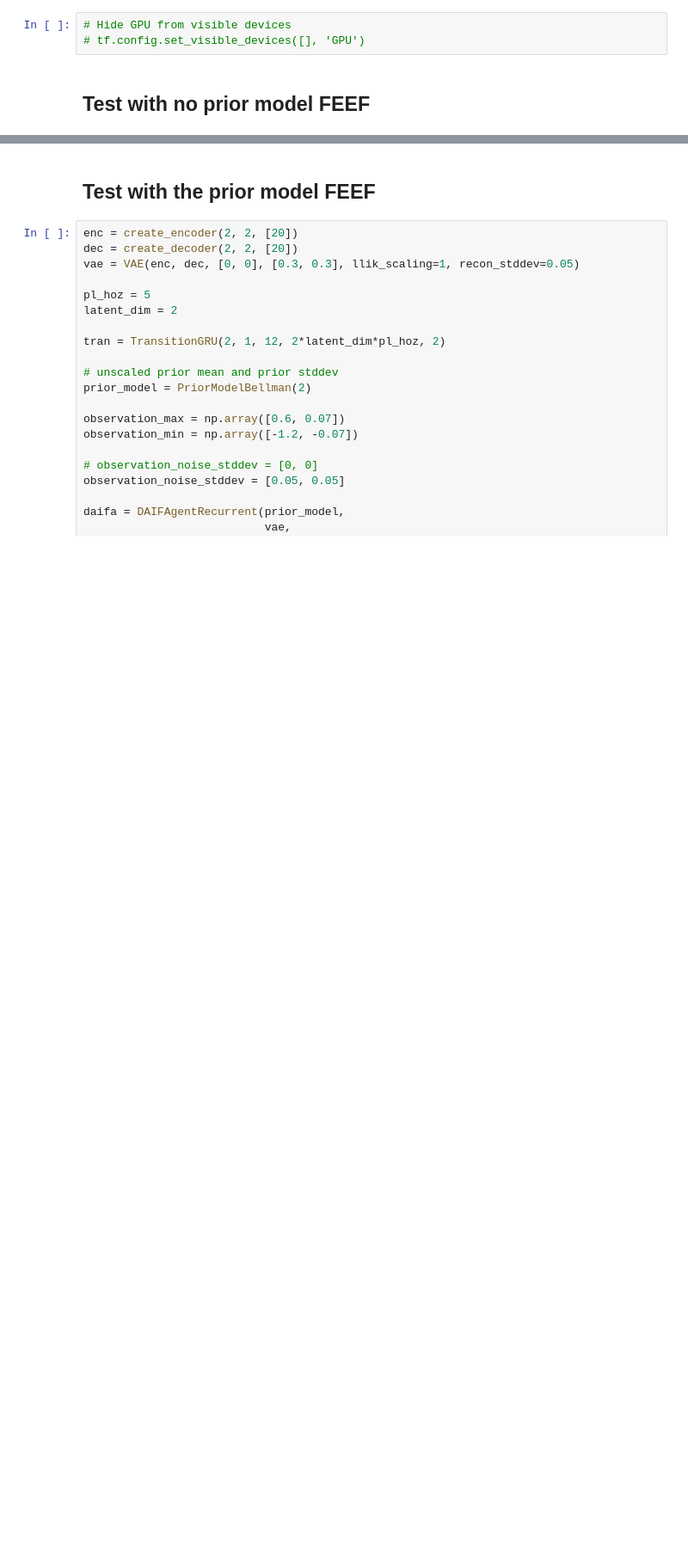
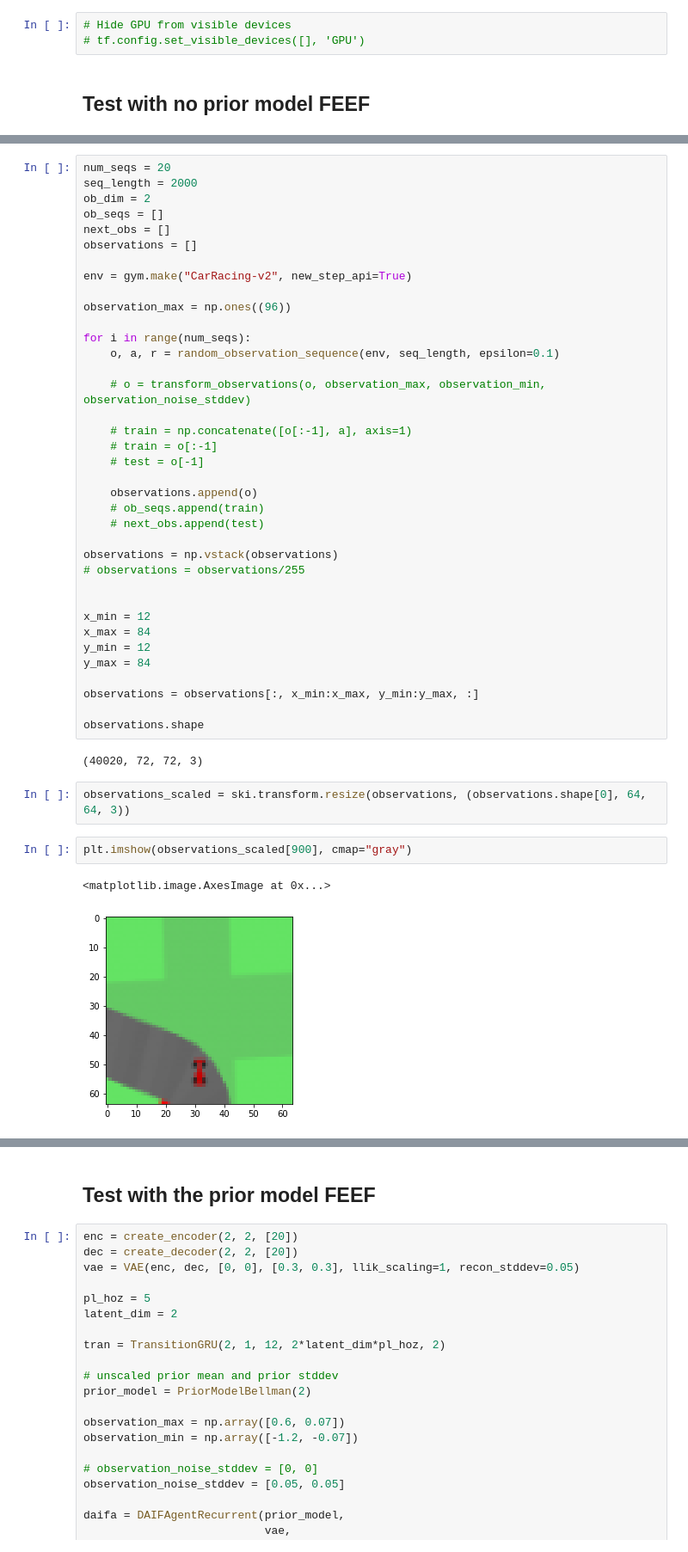
Before and after one commit to ewil32/Hybrid_Policy_Selection_DAIF, a Jupyter notebook: car_racing.ipynb, the cells around one changed output, grey strips where cells are left out. Shown: that part at 86% size. Drawn from its saved outputs; the diff is of its cells as text; blank space fills up the shorter version.

```diff
--- a/car_racing.ipynb
+++ b/car_racing.ipynb
@@ -43 +273,47 @@ Why this is true?
+# %%
+num_seqs = 20
+seq_length = 2000
+ob_dim = 2
+ob_seqs = []
+next_obs = []
+observations = []
+
+env = gym.make("CarRacing-v2", new_step_api=True)
+
+observation_max = np.ones((96))
+
+for i in range(num_seqs):
+    o, a, r = random_observation_sequence(env, seq_length, epsilon=0.1)
+
+    # o = transform_observations(o, observation_max, observation_min, observation_noise_stddev)
+
+    # train = np.concatenate([o[:-1], a], axis=1)
+    # train = o[:-1]
+    # test = o[-1]
+
+    observations.append(o)
+    # ob_seqs.append(train)
+    # next_obs.append(test)
+
+observations = np.vstack(observations)
+# observations = observations/255
+
+
+x_min = 12
+x_max = 84
+y_min = 12
+y_max = 84
+
+observations = observations[:, x_min:x_max, y_min:y_max, :]
+
+observations.shape
+# %% [output]
+(40020, 72, 72, 3)
+# %%
+observations_scaled = ski.transform.resize(observations, (observations.shape[0], 64, 64, 3))
+# %%
+plt.imshow(observations_scaled[900], cmap="gray")
+# %% [output]
+<matplotlib.image.AxesImage at 0x...>
+[figure, added]
 # %%
```
Also changed, not shown: parts of 33 cells of this notebook, 3 other files.
